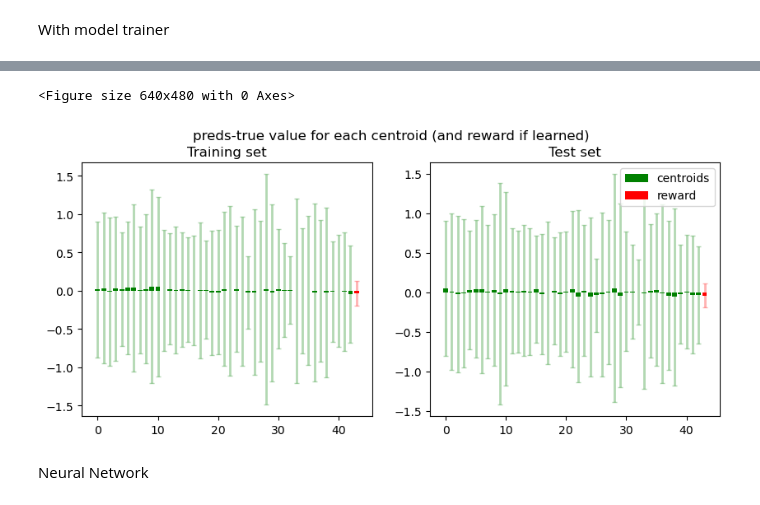
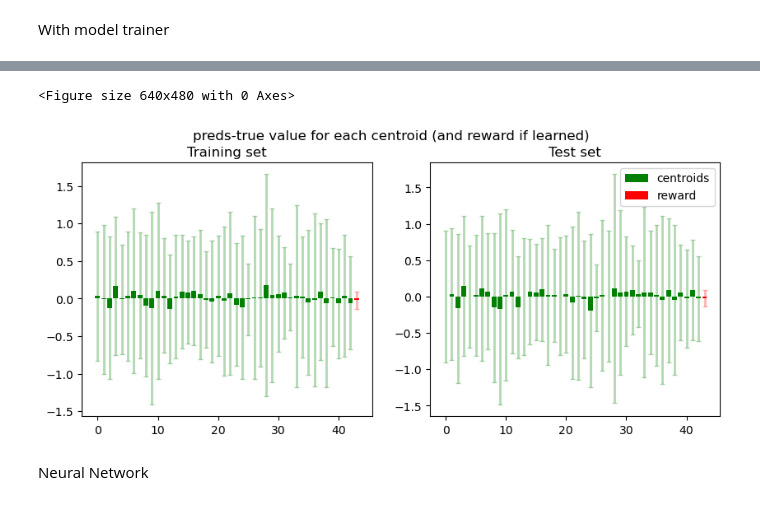
Before and after one commit to theauv/FMDP-in-MBRL, a Jupyter notebook: test_learn_bikes.ipynb, the cells around one changed output, grey strips where cells are left out. Drawn from its saved outputs; the diff is of its cells as text; code cells hidden in the pictures.

```diff
--- a/test_learn_bikes.ipynb
+++ b/test_learn_bikes.ipynb
@@ -229,11 +169,13 @@ class linearRegression(Model):
 # %%
+from src.model.linear_regression import LinearRegression
+
 learningRate = 0.01
 epochs = 2000
 eval_epoch_freq = 1
 in_size=train_x.shape[-1]
 out_size=train_y.shape[-1]
 device="cpu"
-lr_model = linearRegression(in_size, out_size, device)
+lr_model = LinearRegression(in_size, out_size, device)
 criterion = torch.nn.MSELoss()
 metric = r2_score
 optimizer = torch.optim.SGD(lr_model.parameters(), lr=learningRate)
@@ -669,7 +456,7 @@ plt.show()
 # %%
 with torch.no_grad(): # we don't need gradients in the testing phase
-    train_preds = lr_model(train_x)
-    test_preds = lr_model(test_x)
+    train_preds = dynamics_model.model(train_x)
+    test_preds = dynamics_model.model(test_x)
 
 relative_train_preds_mean = torch.mean(train_preds - train_y, axis=0)
 relative_train_preds_std = torch.std(train_preds - train_y, axis=0)
@@ -695,34 +482,34 @@ else:
 x = torch.arange(0, len(relative_train_preds_mean), 1)
 ax[0].bar(
     x,
     relative_train_preds_mean,
     color=colors,
     label=label
 )
 for pos, y, err, color in zip(x, relative_train_preds_mean, relative_train_preds_std, colors):
     ax[0].errorbar(pos, y, err, lw = 2,capsize = 2, capthick = 1, color = color, alpha=0.3)
     # error_kw=dict(ecolor=colors, lw=1, capsize=1, capthick=2, alpha=0.5),
 ax[0].title.set_text('Training set')
 
 #Test bar plots
 ax[1].bar(
     x,
     relative_test_preds_mean,
     color=colors,
     label=label
 )
 for pos, y, err, color in zip(x, relative_test_preds_mean, relative_test_preds_std, colors):
     ax[1].errorbar(pos, y, err, lw = 2,capsize = 2, capthick = 1, color = color, alpha=0.3)
 ax[1].title.set_text('Test set')
 
 fig.suptitle("preds-true value for each centroid (and reward if learned)")
 handles, labels = plt.gca().get_legend_handles_labels()
 by_label = dict(zip(labels, handles))
 plt.legend(by_label.values(), by_label.keys(), loc='best')
 plt.show()
 # %% [output]
 <Figure size 640x480 with 0 Axes>
-[figure, old version]
+[figure, new version]
 # %% [markdown]
 Neural Network
 # %%
```
Also changed, not shown: parts of 15 cells of this notebook, 14 other files.
